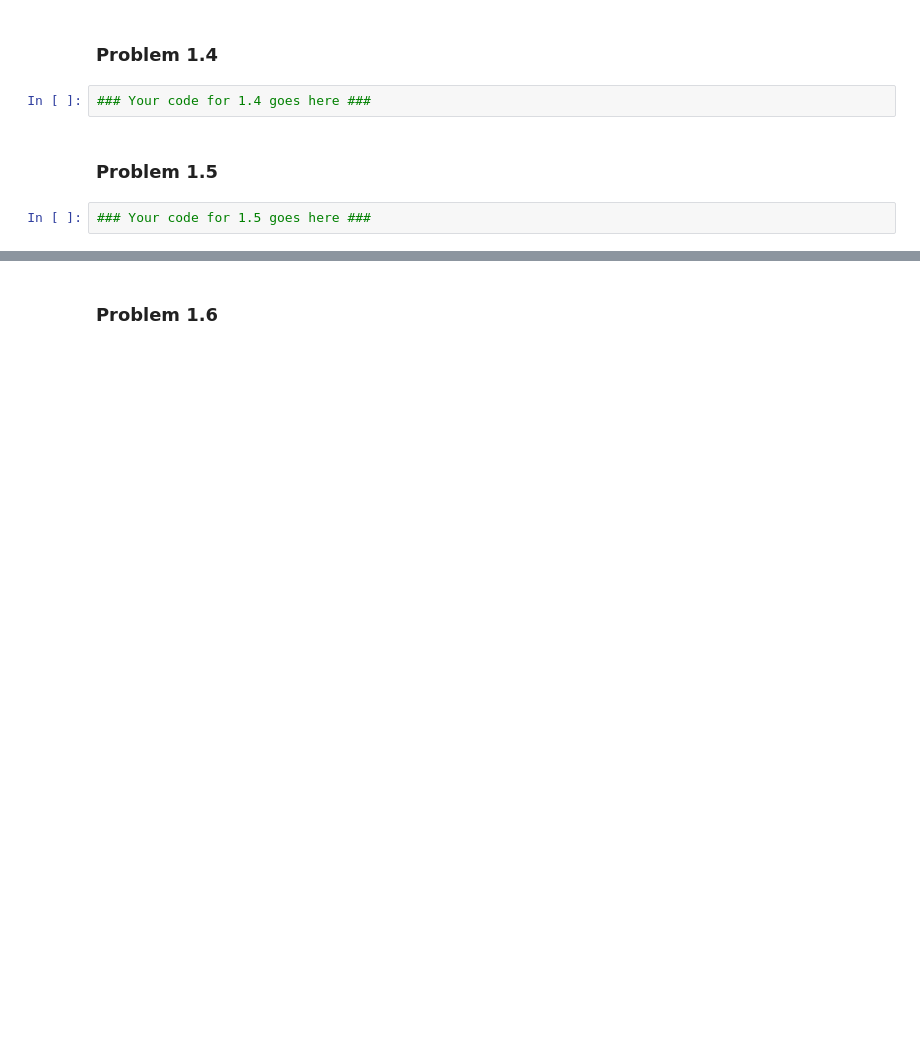
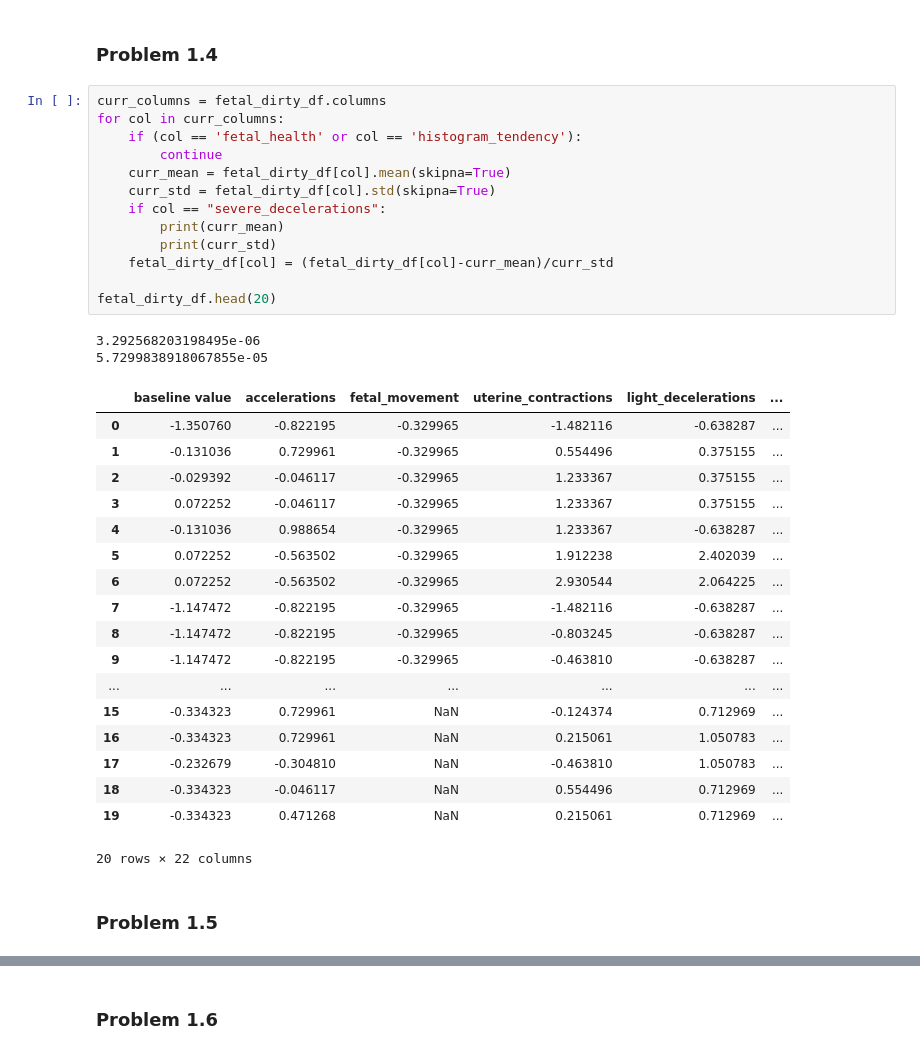
Before and after one commit to ALIENHZ1/ECE_ML, a Jupyter notebook: Zaky_Exercise_1.ipynb, the cells around one changed output, grey strips where cells are left out. Cells and saved outputs as stored; diff of their text form; blank space fills up the shorter version.

```diff
--- a/Zaky_Exercise_1.ipynb
+++ b/Zaky_Exercise_1.ipynb
@@ -315,8 +313,38 @@ _[Your justification for 1.3 goes here]_
 # %% [markdown]
 ### Problem 1.4
-# %%
-### Your code for 1.4 goes here ###
+# %%
+curr_columns = fetal_dirty_df.columns
+for col in curr_columns:
+    if (col == 'fetal_health' or col == 'histogram_tendency'):
+        continue
+    curr_mean = fetal_dirty_df[col].mean(skipna=True)
+    curr_std = fetal_dirty_df[col].std(skipna=True)
+    if col == "severe_decelerations":
+        print(curr_mean)
+        print(curr_std)
+    fetal_dirty_df[col] = (fetal_dirty_df[col]-curr_mean)/curr_std
+
+fetal_dirty_df.head(20)
+# %% [output]
+3.292568203198495e-06
+5.7299838918067855e-05
+|  | baseline value | accelerations | fetal_movement | uterine_contractions | light_decelerations | ... |
+| 0 | -1.350760 | -0.822195 | -0.329965 | -1.482116 | -0.638287 | ... |
+| 1 | -0.131036 | 0.729961 | -0.329965 | 0.554496 | 0.375155 | ... |
+| 2 | -0.029392 | -0.046117 | -0.329965 | 1.233367 | 0.375155 | ... |
+| 3 | 0.072252 | -0.046117 | -0.329965 | 1.233367 | 0.375155 | ... |
+| 4 | -0.131036 | 0.988654 | -0.329965 | 1.233367 | -0.638287 | ... |
+| 5 | 0.072252 | -0.563502 | -0.329965 | 1.912238 | 2.402039 | ... |
+| 6 | 0.072252 | -0.563502 | -0.329965 | 2.930544 | 2.064225 | ... |
+| 7 | -1.147472 | -0.822195 | -0.329965 | -1.482116 | -0.638287 | ... |
+| 8 | -1.147472 | -0.822195 | -0.329965 | -0.803245 | -0.638287 | ... |
+| 9 | -1.147472 | -0.822195 | -0.329965 | -0.463810 | -0.638287 | ... |
+| ... | ... | ... | ... | ... | ... | ... |
+| 15 | -0.334323 | 0.729961 | NaN | -0.124374 | 0.712969 | ... |
+| 16 | -0.334323 | 0.729961 | NaN | 0.215061 | 1.050783 | ... |
+| 17 | -0.232679 | -0.304810 | NaN | -0.463810 | 1.050783 | ... |
+| 18 | -0.334323 | -0.046117 | NaN | 0.554496 | 0.712969 | ... |
+| 19 | -0.334323 | 0.471268 | NaN | 0.215061 | 0.712969 | ... |
+20 rows × 22 columns
 # %% [markdown]
 ### Problem 1.5
-# %%
-### Your code for 1.5 goes here ###
```
Also changed, not shown: parts of 56 cells of this notebook, 2 other files.
